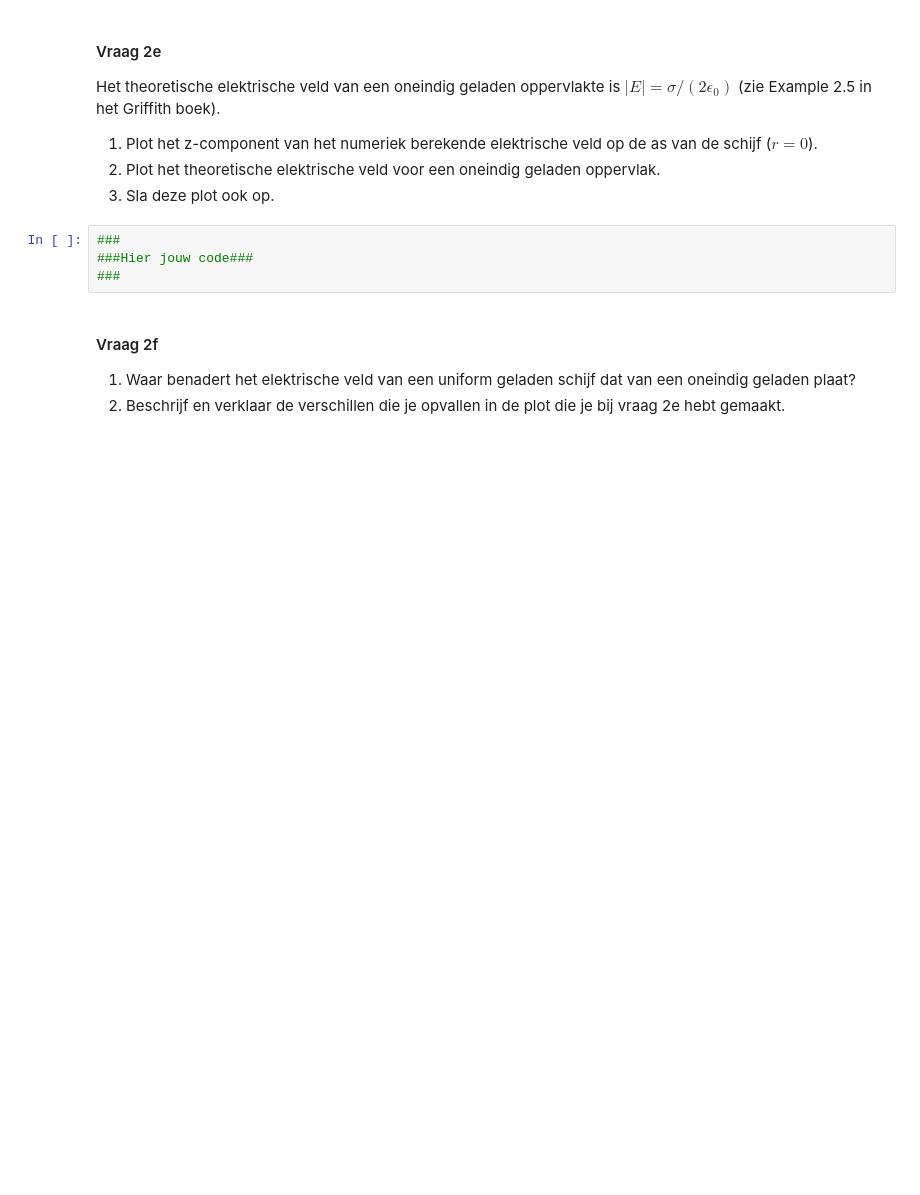
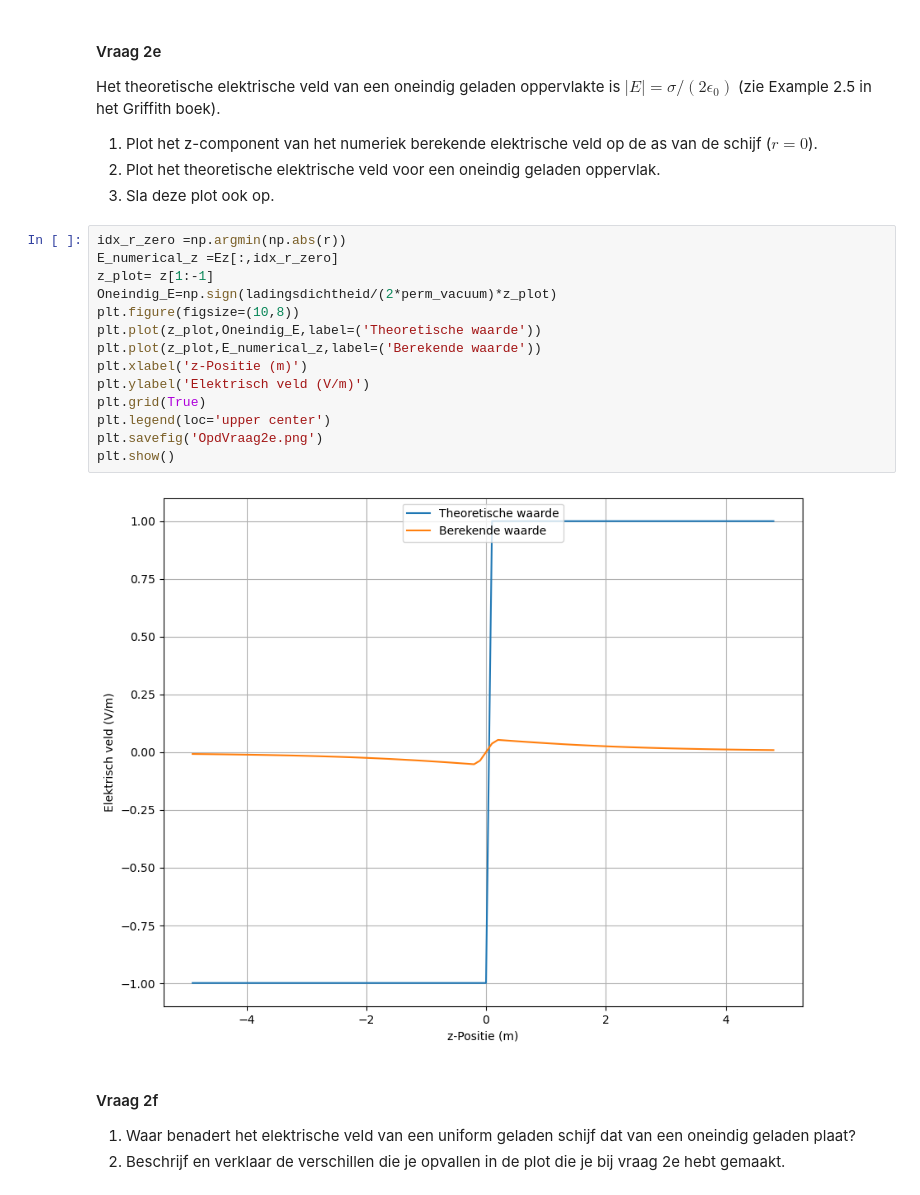
Before and after one commit to daanTN/DEF-Daan, a Jupyter notebook: DigitaleOntwerpopdrachten/1CondensatorOpdracht/CondensatorOntwerpopdracht.ipynb, the cells around one changed output. Drawn from its saved outputs; the diff is of its cells as text; blank space fills up the shorter version.

```diff
--- a/DigitaleOntwerpopdrachten/1CondensatorOpdracht/CondensatorOntwerpopdracht.ipynb
+++ b/DigitaleOntwerpopdrachten/1CondensatorOpdracht/CondensatorOntwerpopdracht.ipynb
@@ -255,9 +279,21 @@ Het theoretische elektrische veld van een oneindig geladen oppervlakte is $|E| =
 2. Plot het theoretische elektrische veld voor een oneindig geladen oppervlak.
 3. Sla deze plot ook op.
 # %%
-###
-###Hier jouw code###
-###
+idx_r_zero =np.argmin(np.abs(r))
+E_numerical_z =Ez[:,idx_r_zero]
+z_plot= z[1:-1]
+Oneindig_E=np.sign(ladingsdichtheid/(2*perm_vacuum)*z_plot)
+plt.figure(figsize=(10,8))
+plt.plot(z_plot,Oneindig_E,label=('Theoretische waarde'))
+plt.plot(z_plot,E_numerical_z,label=('Berekende waarde'))
+plt.xlabel('z-Positie (m)')
+plt.ylabel('Elektrisch veld (V/m)')
+plt.grid(True)
+plt.legend(loc='upper center')
+plt.savefig('OpdVraag2e.png')
+plt.show()
+# %% [output]
+[figure, added]
 # %% [markdown]
 #### Vraag 2f
 1. Waar benadert het elektrische veld van een uniform geladen schijf dat van een oneindig geladen plaat?
```
Also changed, not shown: parts of 4 cells of this notebook, 2 other files.
